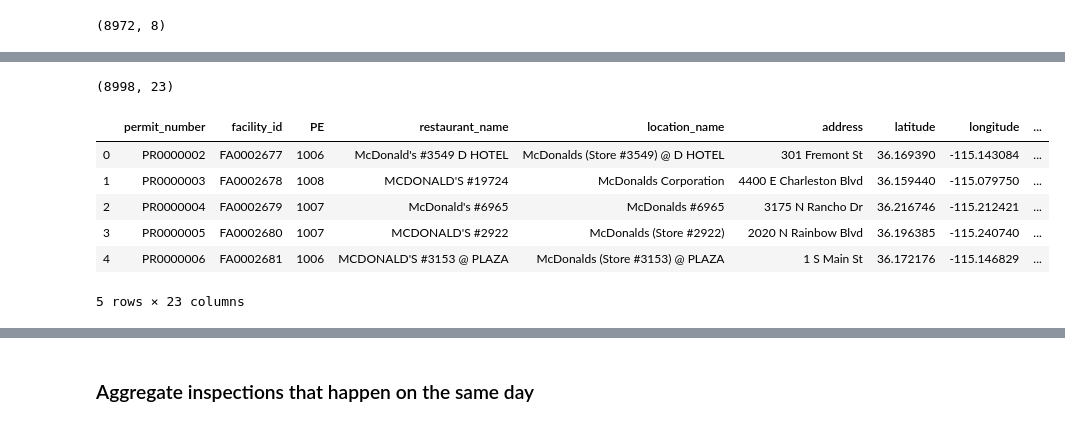
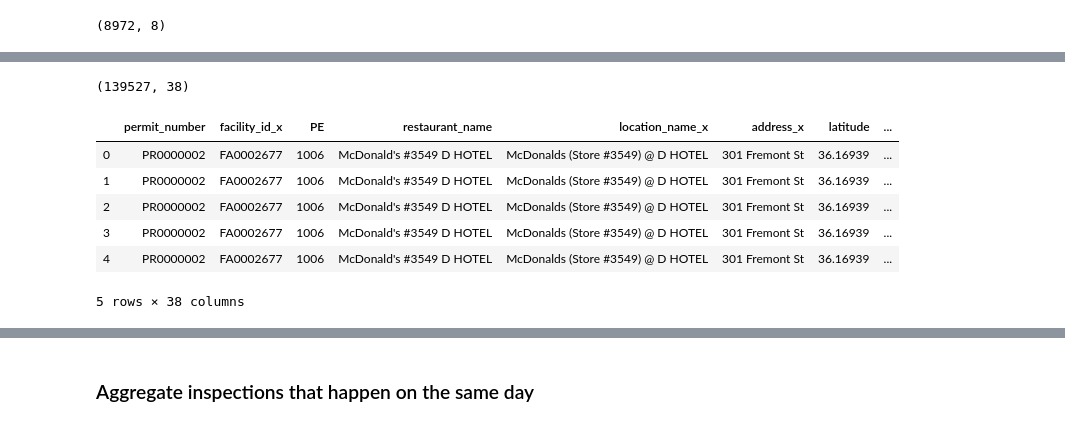
Before and after one commit to RishabPanyam96/Las_Vegas_Food_Inspection, a Jupyter notebook: code/review_inspection_merge.ipynb, the cells around one changed output, grey strips where cells are left out. Cells and saved outputs as stored; diff of their text form; code cells hidden in the pictures.

```diff
--- a/code/review_inspection_merge.ipynb
+++ b/code/review_inspection_merge.ipynb
@@ -80,0 +119,3 @@ establishment_df = establishment_df.drop(columns=['Unnamed: 21'])
+# %%
+inspections_with_type_df = inspection_df.merge(inspection_types_df, on='inspection_type_id', how='inner')
+inspections_with_type_df = inspections_with_type_df.drop(columns=['Unnamed: 2'])
@@ -80,0 +135,2 @@ establishment_df = establishment_df.drop(columns=['Unnamed: 21'])
+# %%
+inspections_with_type_df = inspections_with_type_df[inspections_with_type_df['inspection_type_id'] != 914]
@@ -80,0 +141,2 @@ establishment_df = establishment_df.drop(columns=['Unnamed: 21'])
+# %%
+establishment_inspection_df = establishment_df.merge(inspections_with_type_df, on=['permit_number'], how='inner')
@@ -142,21 +240,20 @@ mapping_df.head()
 # %%
 # We inner join because we only want establishments that have a matching business on the yelp dataset
 # and we only care about the mappings that actually map to an establishment
-establishment_with_map_df = establishment_df.merge(mapping_df, how='inner',
-                                                   on=['facility_id', 'location_name', 'restaurant_name', 'address'])
+inspection_with_map_df = establishment_inspection_df.merge(mapping_df, how='inner', on=['restaurant_name'])
 # %%
-establishment_with_map_df.shape
+inspection_with_map_df.shape
 # %% [output]
-(8998, 23)
+(139527, 38)
 # %%
-establishment_with_map_df.head()
+inspection_with_map_df.head()
 # %% [output]
-|  | permit_number | facility_id | PE | restaurant_name | location_name | address | latitude | longitude | ... |
-| 0 | PR0000002 | FA0002677 | 1006 | McDonald's #3549 D HOTEL | McDonalds (Store #3549) @ D HOTEL | 301 Fremont St | 36.169390 | -115.143084 | ... |
-| 1 | PR0000003 | FA0002678 | 1008 | MCDONALD'S #19724 | McDonalds Corporation | 4400 E Charleston Blvd | 36.159440 | -115.079750 | ... |
-| 2 | PR0000004 | FA0002679 | 1007 | McDonald's #6965 | McDonalds #6965 | 3175 N Rancho Dr | 36.216746 | -115.212421 | ... |
-| 3 | PR0000005 | FA0002680 | 1007 | MCDONALD'S #2922 | McDonalds (Store #2922) | 2020 N Rainbow Blvd | 36.196385 | -115.240740 | ... |
-| 4 | PR0000006 | FA0002681 | 1006 | MCDONALD'S #3153 @ PLAZA | McDonalds (Store #3153) @ PLAZA | 1 S Main St | 36.172176 | -115.146829 | ... |
+|  | permit_number | facility_id_x | PE | restaurant_name | location_name_x | address_x | latitude | ... |
+| 0 | PR0000002 | FA0002677 | 1006 | McDonald's #3549 D HOTEL | McDonalds (Store #3549) @ D HOTEL | 301 Fremont St | 36.16939 | ... |
+| 1 | PR0000002 | FA0002677 | 1006 | McDonald's #3549 D HOTEL | McDonalds (Store #3549) @ D HOTEL | 301 Fremont St | 36.16939 | ... |
+| 2 | PR0000002 | FA0002677 | 1006 | McDonald's #3549 D HOTEL | McDonalds (Store #3549) @ D HOTEL | 301 Fremont St | 36.16939 | ... |
+| 3 | PR0000002 | FA0002677 | 1006 | McDonald's #3549 D HOTEL | McDonalds (Store #3549) @ D HOTEL | 301 Fremont St | 36.16939 | ... |
+| 4 | PR0000002 | FA0002677 | 1006 | McDonald's #3549 D HOTEL | McDonalds (Store #3549) @ D HOTEL | 301 Fremont St | 36.16939 | ... |
-5 rows × 23 columns
+5 rows × 38 columns
 # %%
 # We want an inner join because we only care about businesses that have inspection data
```
Also changed, not shown: parts of 90 cells of this notebook, 1 other file.
